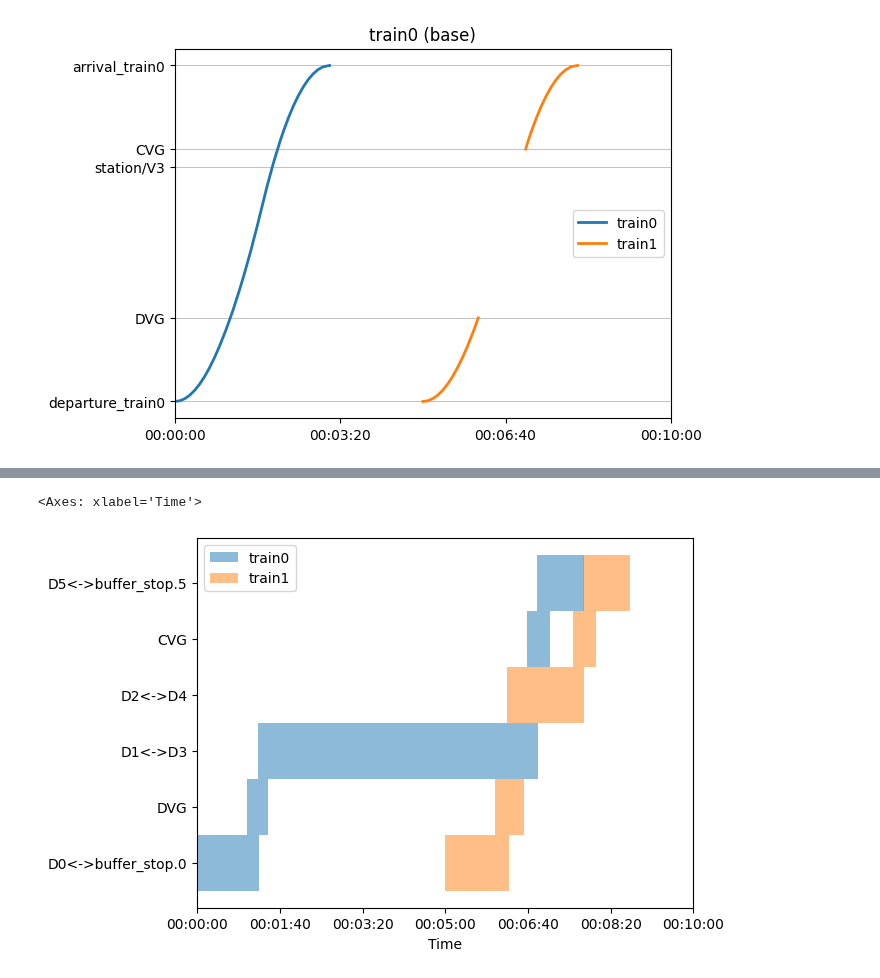
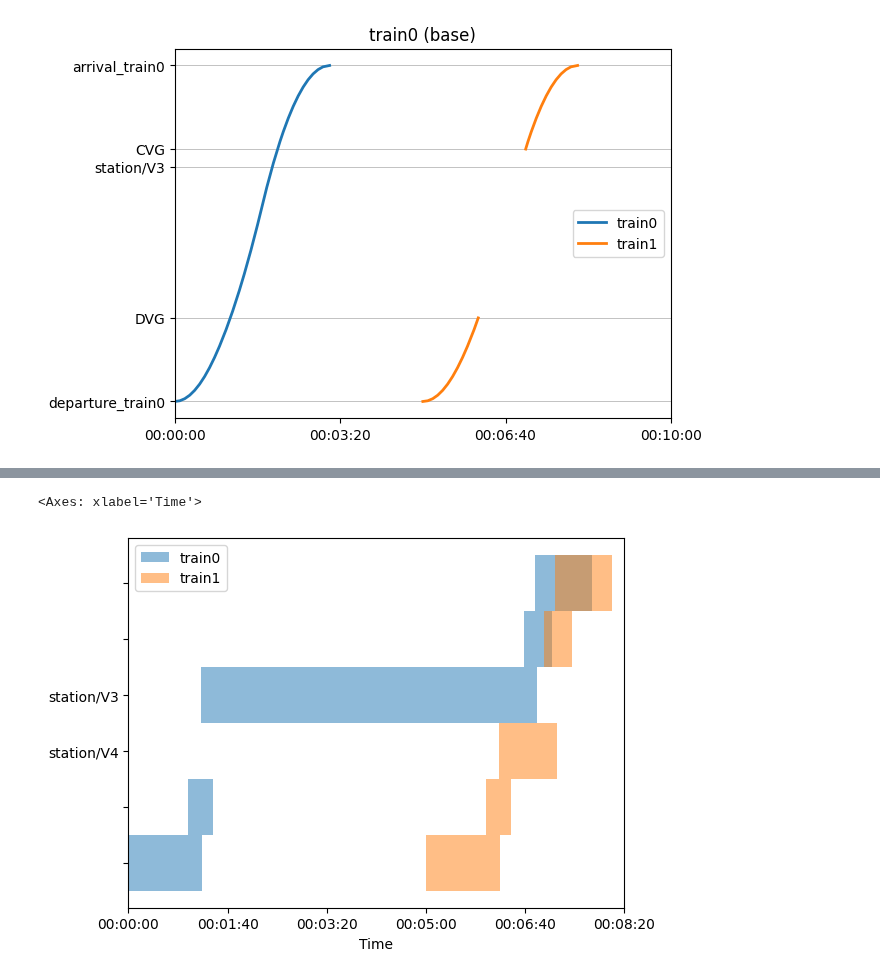
Before and after one commit to y-plus/pyOSRD, a Jupyter notebook: doc/tutorials/5_dispatching.ipynb, the cells around one changed output, grey strips where cells are left out. Saved outputs shown, nothing was run; the diff lists cells and outputs as text; code cells hidden in the pictures.

```diff
--- a/doc/tutorials/5_dispatching.ipynb
+++ b/doc/tutorials/5_dispatching.ipynb
@@ -49,2 +35,0 @@ from pyosrd.agents.decision_tree_agents import DecisionTreeAgent
-# %%
-agent = DecisionTreeAgent('Dispatch trains')
@@ -62,5 +36,5 @@ dispatched.space_time_chart_plotly(1, points_to_show=['detector'])
-# %%
-schedule_from_osrd(dispatched).plot()
-# %% [output]
-<Axes: xlabel='Time'>
-[figure, removed]
+# %%
+agent.disrupted_groot.plot()
+# %% [output]
+<Axes: xlabel='Time'>
+[figure, added]
```
Also changed, not shown: parts of 12 cells of this notebook, 43 other files.
